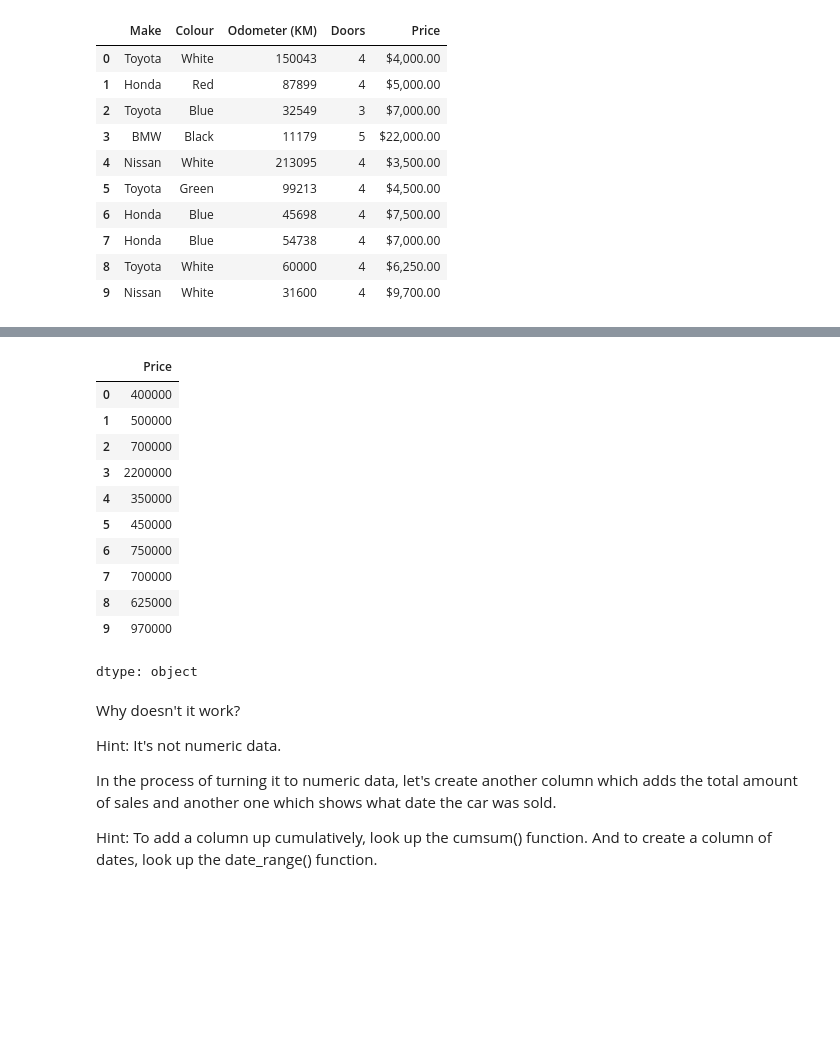
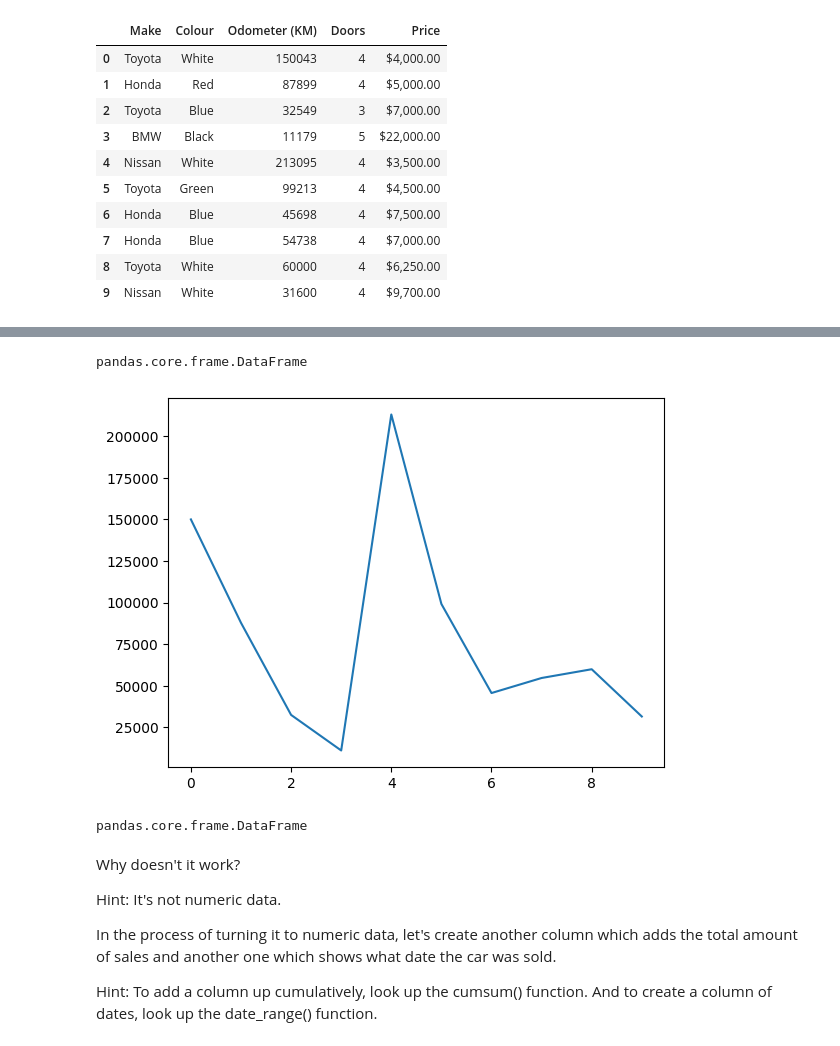
Before and after one commit to OCR-tech/zero-to-mastery-ml, a Jupyter notebook: section-2-data-science-and-ml-tools/matplotlib-exercises1.ipynb, the cells around one changed output, grey strips where cells are left out. Saved outputs shown, nothing was run; the diff lists cells and outputs as text; code cells hidden in the pictures; blank space fills up the shorter version.

```diff
--- a/section-2-data-science-and-ml-tools/matplotlib-exercises1.ipynb
+++ b/section-2-data-science-and-ml-tools/matplotlib-exercises1.ipynb
@@ -269,21 +278,16 @@ car_price
+# %%
+# Try to plot the 'Price' column using the plot() function
+car_price["Odometer (KM)"].plot()
+type(car_price)
+# %% [output]
+pandas.core.frame.DataFrame
+[figure, added]
 # %%
 # Try to plot the 'Price' column using the plot() function
-price = car_price["Price"].str.replace('[\$\,\.]', '',regex=True)
-price
-# price.plot()
+# car_price["Price"].plot()
+type(car_price)
 # %% [output]
-|  | Price |
-| 0 | 400000 |
-| 1 | 500000 |
-| 2 | 700000 |
-| 3 | 2200000 |
-| 4 | 350000 |
-| 5 | 450000 |
-| 6 | 750000 |
-| 7 | 700000 |
-| 8 | 625000 |
-| 9 | 970000 |
-dtype: object
+pandas.core.frame.DataFrame
 # %% [markdown]
 Why doesn't it work?
 
```
Also changed, not shown: parts of 20 cells of this notebook.
